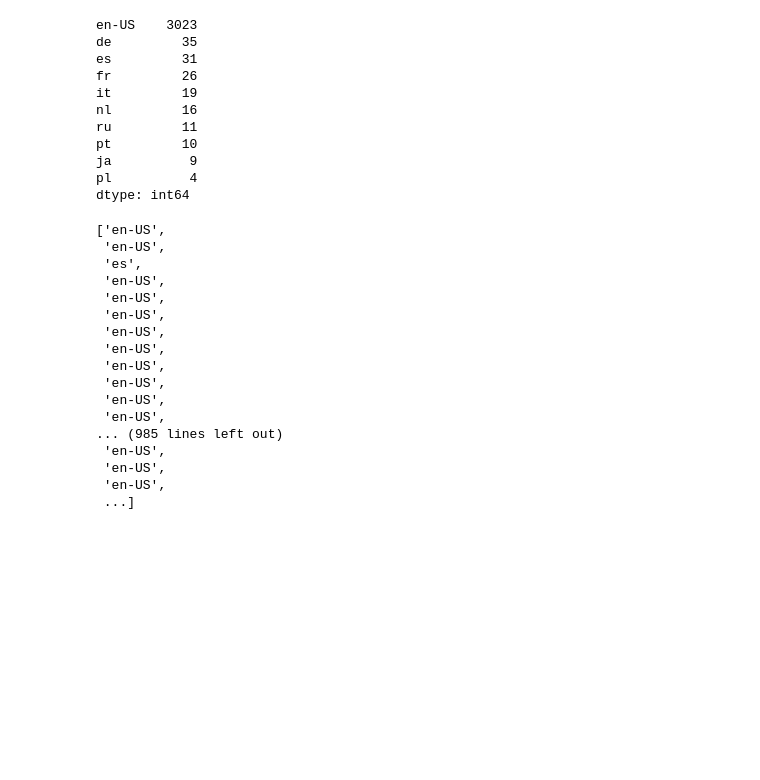
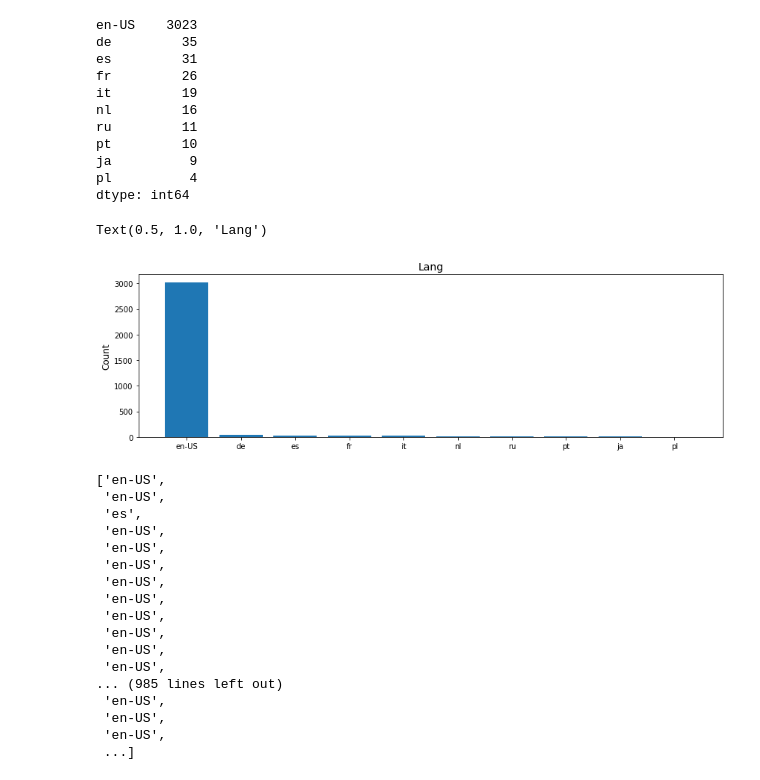
Before and after one commit to Megan1034/ETSY-CAPSTONE, a Jupyter notebook: ETSY Notebook/All shops CSV (wedding_paper_home).ipynb, the cells around one changed output. Drawn from its saved outputs; the diff is of its cells as text; code cells hidden in the pictures; blank space fills up the shorter version.

Commit message:
cleaned up the CSVs a bit more and started visuals

```diff
--- a/ETSY Notebook/All shops CSV (wedding_paper_home).ipynb
+++ b/ETSY Notebook/All shops CSV (wedding_paper_home).ipynb
@@ -129,4 +103,0 @@ TypeError: 'method' object is not subscriptable
-# %%
-sorted_rev_ct['created_timestamp'] = pd.to_datetime(sorted_rev_ct['created_timestamp'], unit='s')
-# %%
-sorted_rev_ct['create_date'] = pd.to_datetime(sorted_rev_ct['create_date'], unit='s')
@@ -168,4 +188,0 @@ sorted_rev_ct
-# %%
-sorted_rev_ct['update_date'] = pd.to_datetime(sorted_rev_ct['update_date'], unit='s')
-# %%
-sorted_rev_ct['updated_timestamp'] = pd.to_datetime(sorted_rev_ct['updated_timestamp'], unit='s')
@@ -241,6 +221,15 @@ pt         10
 ja          9
 pl          4
 dtype: int64
+# %%
+fig, ax = plt.subplots(figsize = (14,4))
+ax.bar(to_1D(sorted_rev_ct['languages']).value_counts().index,
+        to_1D(sorted_rev_ct['languages']).value_counts().values)
+ax.set_ylabel("Count", size = 12)
+ax.set_title("Lang", size = 14)
+# %% [output]
+Text(0.5, 1.0, 'Lang')
+[figure, added]
 # %%
 lang = sorted_rev_ct['languages']
 flat_id=list()
```
Also changed, not shown: parts of 20 cells of this notebook, 4 other files.
